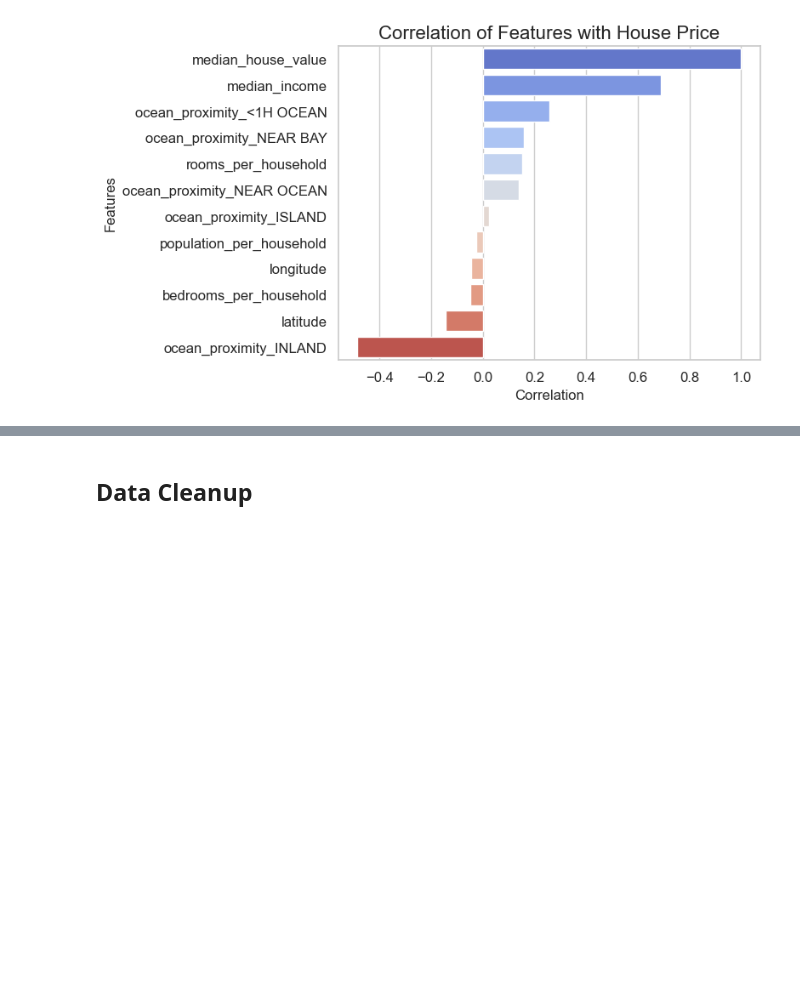
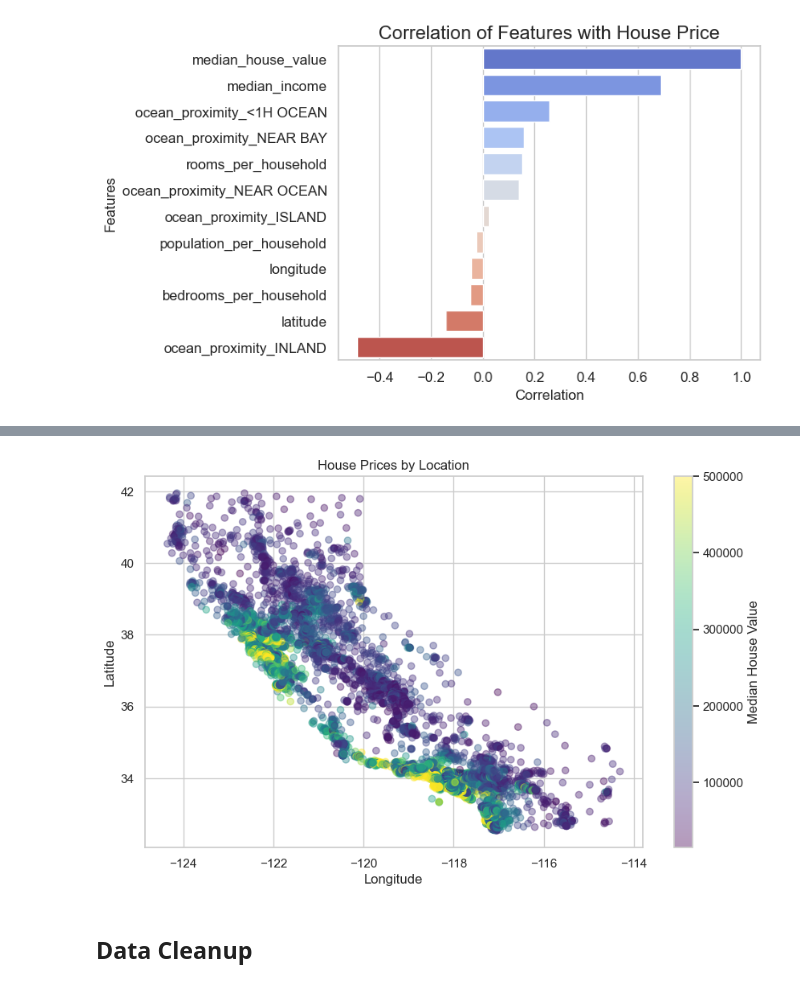
Before and after one commit to desmonddibba/house_prices, a Jupyter notebook: House_Prices.ipynb, the cells around one changed output, grey strips where cells are left out. Cells and saved outputs as stored; diff of their text form; code cells hidden in the pictures; blank space fills up the shorter version.

```diff
--- a/House_Prices.ipynb
+++ b/House_Prices.ipynb
@@ -209,3 +233,13 @@ plt.show()
+# %%
+plt.figure(figsize=(10, 6))
+plt.scatter(housing['longitude'], housing['latitude'], alpha=0.4, c=housing['median_house_value'], cmap='viridis')
+plt.colorbar(label='Median House Value')
+plt.xlabel('Longitude')
+plt.ylabel('Latitude')
+plt.title('House Prices by Location')
+plt.show()
+# %% [output]
+[figure, added]
 # %% [markdown]
 ## Data Cleanup
 # %% [markdown]
```
Also changed, not shown: parts of 6 cells of this notebook.
